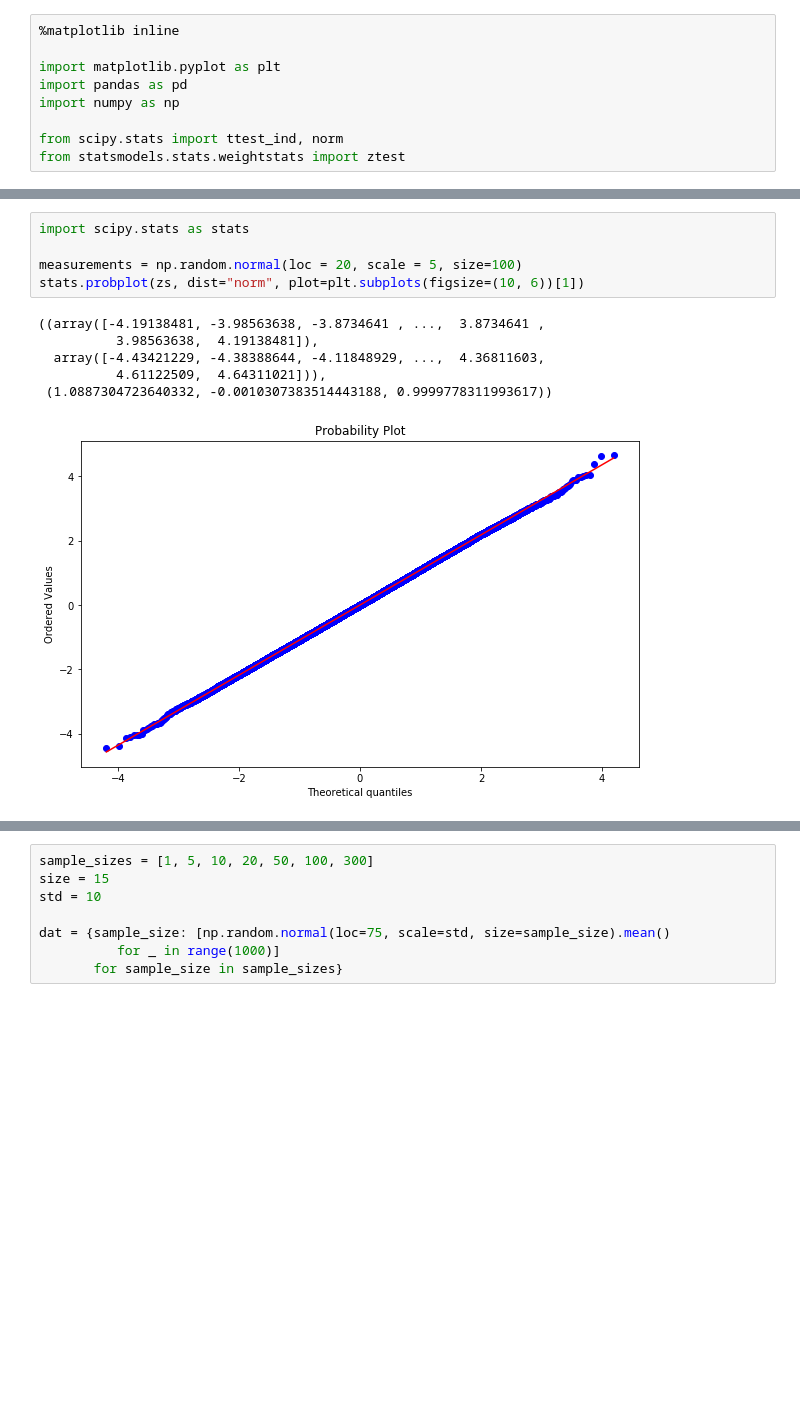
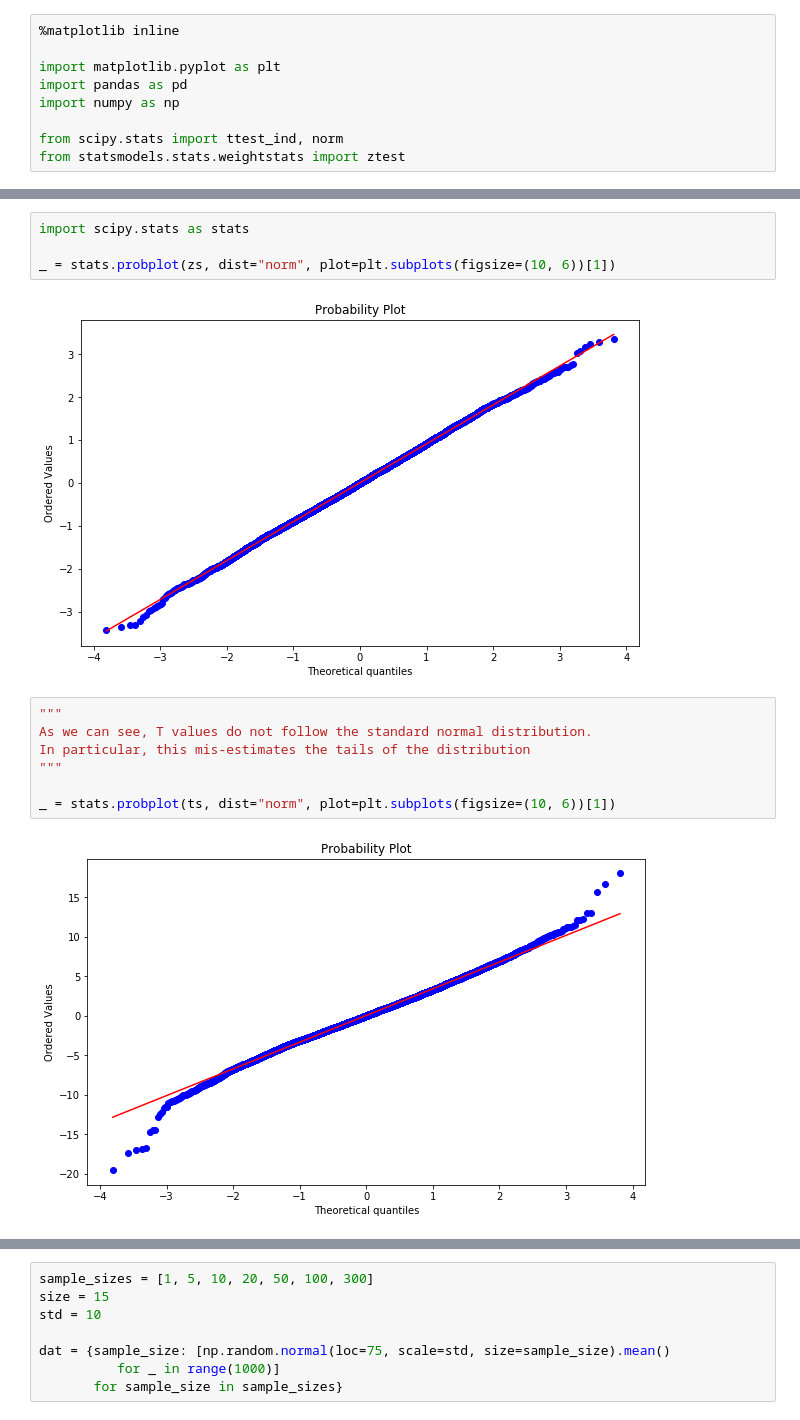
Before and after one commit to vstig/HypothesisTesting, a Jupyter notebook: notebooks/Hypothesis Testing.ipynb, the cells around one changed output, grey strips where cells are left out. Drawn from its saved outputs; the diff is of its cells as text; blank space fills up the shorter version.

```diff
--- a/notebooks/Hypothesis Testing.ipynb
+++ b/notebooks/Hypothesis Testing.ipynb
@@ -62,13 +72,16 @@ percent_larger
 # %%
 import scipy.stats as stats
 
-measurements = np.random.normal(loc = 20, scale = 5, size=100)
-stats.probplot(zs, dist="norm", plot=plt.subplots(figsize=(10, 6))[1])
+_ = stats.probplot(zs, dist="norm", plot=plt.subplots(figsize=(10, 6))[1])
 # %% [output]
-((array([-4.19138481, -3.98563638, -3.8734641 , ...,  3.8734641 ,
-          3.98563638,  4.19138481]),
-  array([-4.43421229, -4.38388644, -4.11848929, ...,  4.36811603,
-          4.61122509,  4.64311021])),
- (1.0887304723640332, -0.0010307383514443188, 0.9999778311993617))
-[figure, old version]
+[figure, new version]
+# %%
+"""
+As we can see, T values do not follow the standard normal distribution.
+In particular, this mis-estimates the tails of the distribution
+"""
+
+_ = stats.probplot(ts, dist="norm", plot=plt.subplots(figsize=(10, 6))[1])
+# %% [output]
+[figure, added]
 # %%
```
Also changed, not shown: parts of 9 cells of this notebook.
